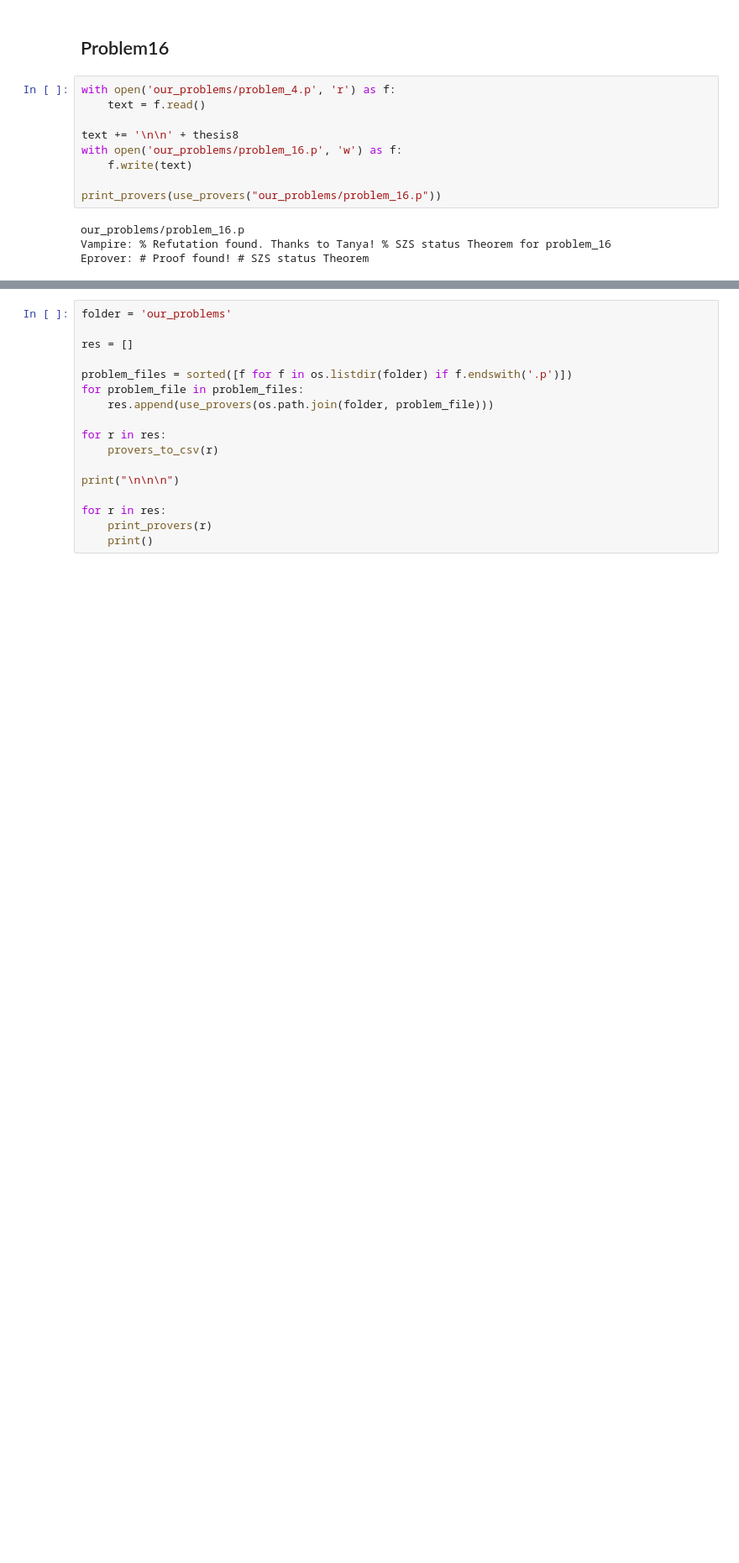
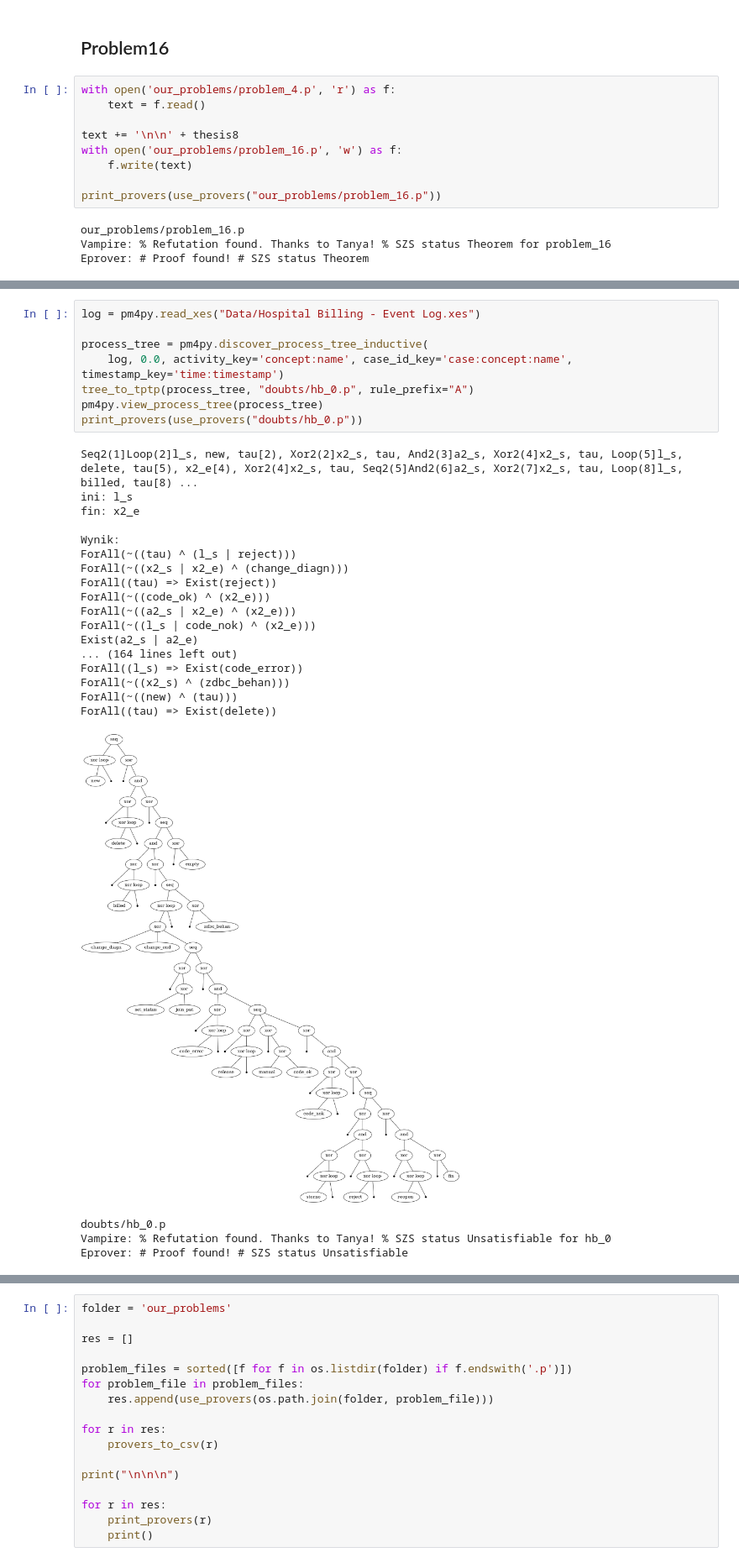
Before and after one commit to Isdre/ProcessMining, a Jupyter notebook: run_provers.ipynb, the cells around one changed output, grey strips where cells are left out. Shown at 84% size. Drawn from its saved outputs; the diff is of its cells as text; blank space fills up the shorter version.

```diff
--- a/run_provers.ipynb
+++ b/run_provers.ipynb
@@ -339,0 +444,30 @@ Eprover: # Proof found! # SZS status Theorem
+# %%
+log = pm4py.read_xes("Data/Hospital Billing - Event Log.xes")
+
+process_tree = pm4py.discover_process_tree_inductive(
+    log, 0.0, activity_key='concept:name', case_id_key='case:concept:name', timestamp_key='time:timestamp')
+tree_to_tptp(process_tree, "doubts/hb_0.p", rule_prefix="A")
+pm4py.view_process_tree(process_tree)
+print_provers(use_provers("doubts/hb_0.p"))
+# %% [output]
+Seq2(1]Loop(2]l_s, new, tau[2), Xor2(2]x2_s, tau, And2(3]a2_s, Xor2(4]x2_s, tau, Loop(5]l_s, delete, tau[5), x2_e[4), Xor2(4]x2_s, tau, Seq2(5]And2(6]a2_s, Xor2(7]x2_s, tau, Loop(8]l_s, billed, tau[8) ...
+ini: l_s
+fin: x2_e
+
+Wynik:
+ForAll(~((tau) ^ (l_s | reject)))
+ForAll(~((x2_s | x2_e) ^ (change_diagn)))
+ForAll((tau) => Exist(reject))
+ForAll(~((code_ok) ^ (x2_e)))
+ForAll(~((a2_s | x2_e) ^ (x2_e)))
+ForAll(~((l_s | code_nok) ^ (x2_e)))
+Exist(a2_s | a2_e)
+... (164 lines left out)
+ForAll((l_s) => Exist(code_error))
+ForAll(~((x2_s) ^ (zdbc_behan)))
+ForAll(~((new) ^ (tau)))
+ForAll((tau) => Exist(delete))
+[figure, added]
+doubts/hb_0.p
+Vampire: % Refutation found. Thanks to Tanya! % SZS status Unsatisfiable for hb_0
+Eprover: # Proof found! # SZS status Unsatisfiable
```
Also changed, not shown: parts of 23 cells of this notebook, 27 other files.
